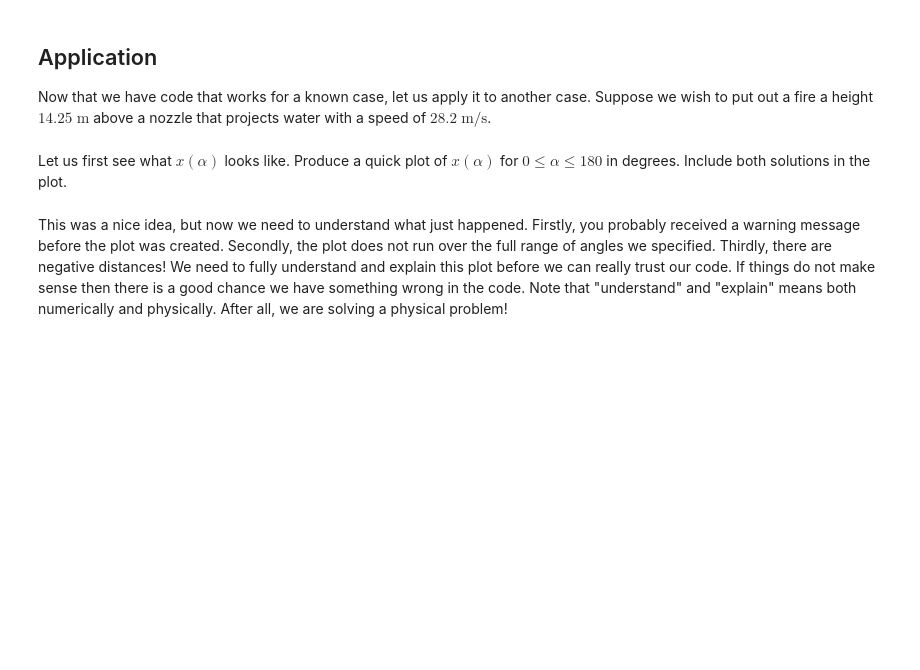
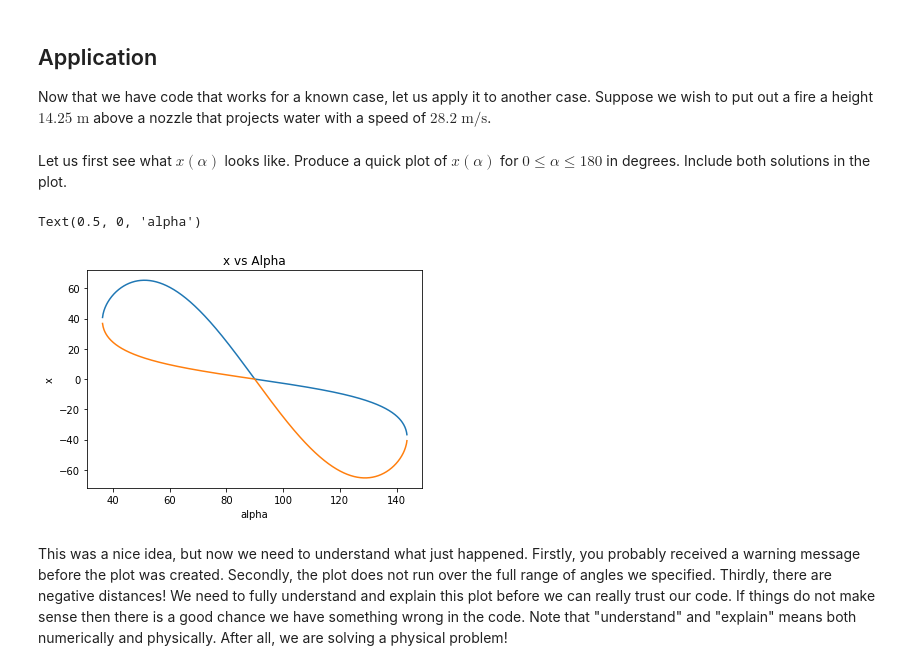
Before and after one commit to Rjames13/p250-spring-2022, a Jupyter notebook: labs/Lab01.ipynb, the cells around one changed output. Saved outputs shown, nothing was run; the diff lists cells and outputs as text; code cells hidden in the pictures; blank space fills up the shorter version.

```diff
--- a/labs/Lab01.ipynb
+++ b/labs/Lab01.ipynb
@@ -147,3 +152,14 @@ raise NotImplementedError()
+# %%
+fig= plt.figure()
+ax = fig.add_subplot(111)
+ax.plot(np.arange(0,180,0.1),xalpha(np.arange(0,180,0.1),14.25,28.2))
+ax.plot(np.arange(0,180,0.1),xalpha(np.arange(0,180,0.1),14.25,28.2,-1))
+ax.set_title("x vs Alpha")
+ax.set_ylabel("x")
+ax.set_xlabel("alpha")
+# %% [output]
+Text(0.5, 0, 'alpha')
+[figure, added]
 # %% [markdown]
 This was a nice idea, but now we need to understand what just happened.  Firstly, you probably received a warning message before the plot was created.  Secondly, the plot does not run over the full range of angles we specified.  Thirdly, there are negative distances!  We need to fully understand and explain this plot before we can really trust our code.  If things do not make sense then there is a good chance we have something wrong in the code.  Note that "understand" and "explain" means both numerically and physically.  After all, we are solving a physical problem!
 # %% [markdown]
```
Also changed, not shown: parts of 3 cells of this notebook, 1 other file.
